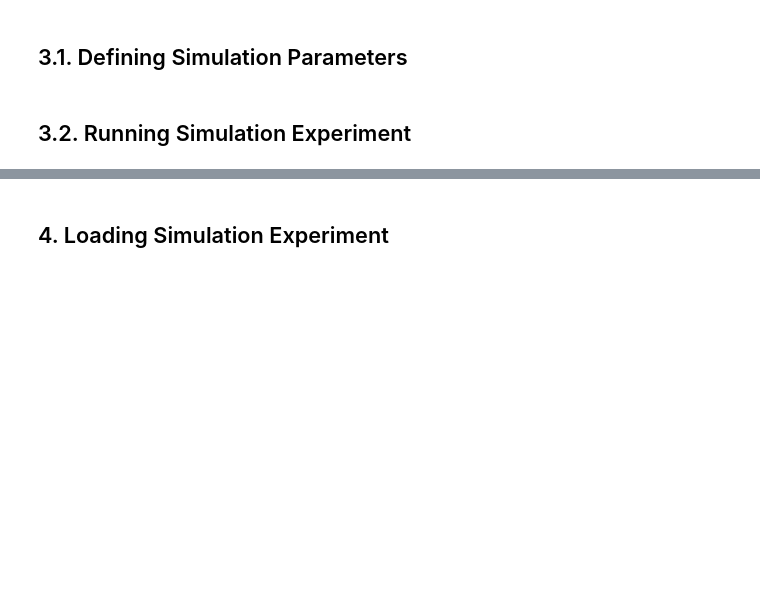
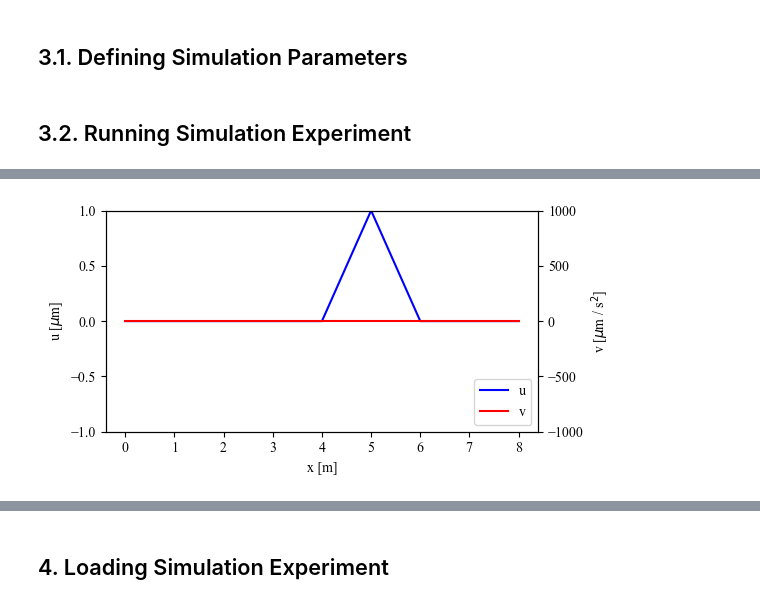
Before and after one commit to malteschade/Quantum-Wave-Equation-Solver, a Jupyter notebook: main.ipynb, the cells around one changed output, grey strips where cells are left out. Cells and saved outputs as stored; diff of their text form; code cells hidden in the pictures; blank space fills up the shorter version.

```diff
--- a/main.ipynb
+++ b/main.ipynb
@@ -73,5 +93,7 @@ parameters = {
 # %%
 # Plot initial conditions
-# experiment.plot('initial', solvers=[0])
+experiment.plot('initial', solvers=[0])
+# %% [output]
+[figure, added]
 # %%
 # Run Experiment
```
Also changed, not shown: parts of 5 cells of this notebook, 14 other files.
